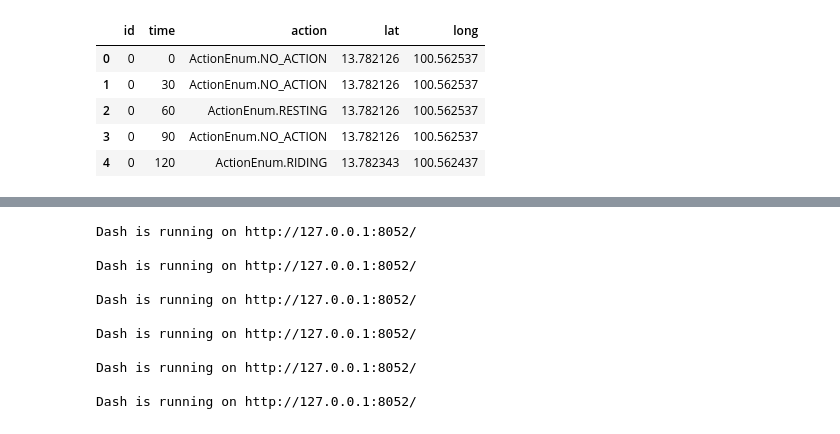
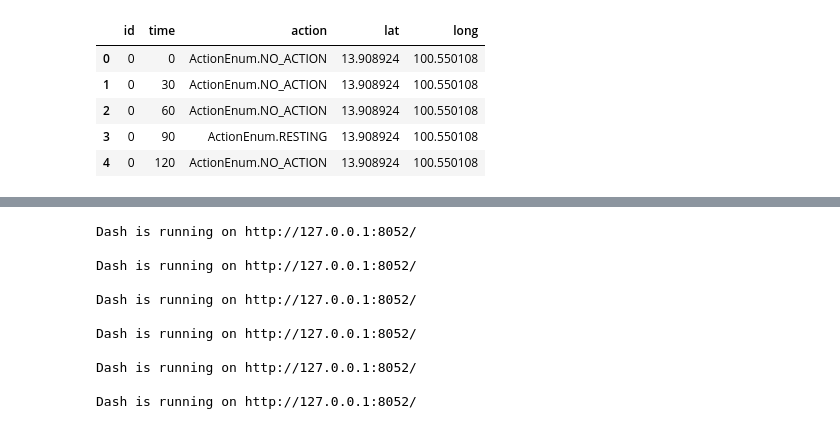
Before and after one commit to multi-order-planning-RBH/simulator, a Jupyter notebook: data_visualization/data_visualization.ipynb, the cells around one changed output, grey strips where cells are left out. Drawn from its saved outputs; the diff is of its cells as text; code cells hidden in the pictures.

```diff
--- a/data_visualization/data_visualization.ipynb
+++ b/data_visualization/data_visualization.ipynb
@@ -5,3 +7,3 @@ import plotly.express as px
 # %%
-relative_logging_path = "log/20230129_13:01:12/rider.csv"
-logging_path = "./../{}".format(relative_logging_path)
+relative_logging_path = "log/20230205_13:37:32/rider_location.csv"
+location_logging_path = "./../{}".format(relative_logging_path)
@@ -10,9 +13,12 @@ df = pd.read_csv(logging_path)
+# %%
+locaiton_df = pd.read_csv(location_logging_path)
+destination_df = pd.read_csv(destination_logging_path)
 # %%
-df.head()
+locaiton_df.head()
 # %% [output]
 |  | id | time | action | lat | long |
-| 0 | 0 | 0 | ActionEnum.NO_ACTION | 13.782126 | 100.562537 |
-| 1 | 0 | 30 | ActionEnum.NO_ACTION | 13.782126 | 100.562537 |
-| 2 | 0 | 60 | ActionEnum.RESTING | 13.782126 | 100.562537 |
-| 3 | 0 | 90 | ActionEnum.NO_ACTION | 13.782126 | 100.562537 |
-| 4 | 0 | 120 | ActionEnum.RIDING | 13.782343 | 100.562437 |
+| 0 | 0 | 0 | ActionEnum.NO_ACTION | 13.908924 | 100.550108 |
+| 1 | 0 | 30 | ActionEnum.NO_ACTION | 13.908924 | 100.550108 |
+| 2 | 0 | 60 | ActionEnum.NO_ACTION | 13.908924 | 100.550108 |
+| 3 | 0 | 90 | ActionEnum.RESTING | 13.908924 | 100.550108 |
+| 4 | 0 | 120 | ActionEnum.NO_ACTION | 13.908924 | 100.550108 |
```
Also changed, not shown: parts of 19 cells of this notebook, 3 other files.
